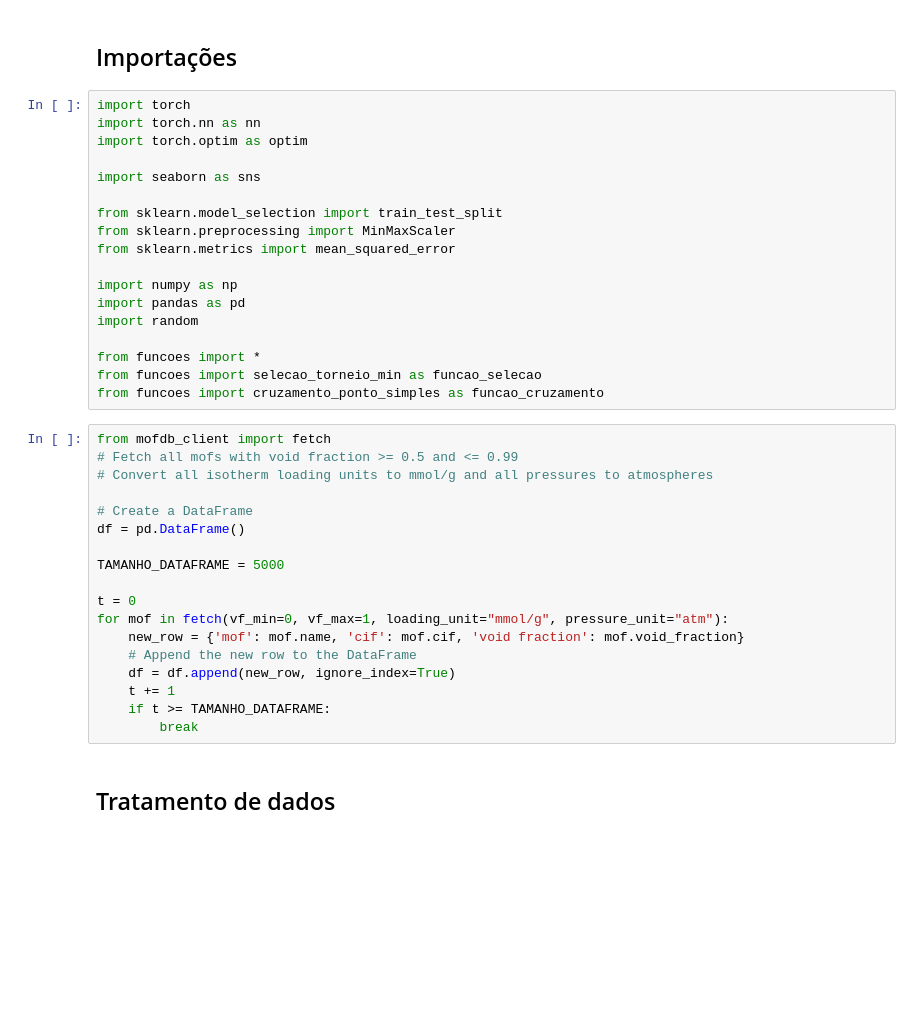
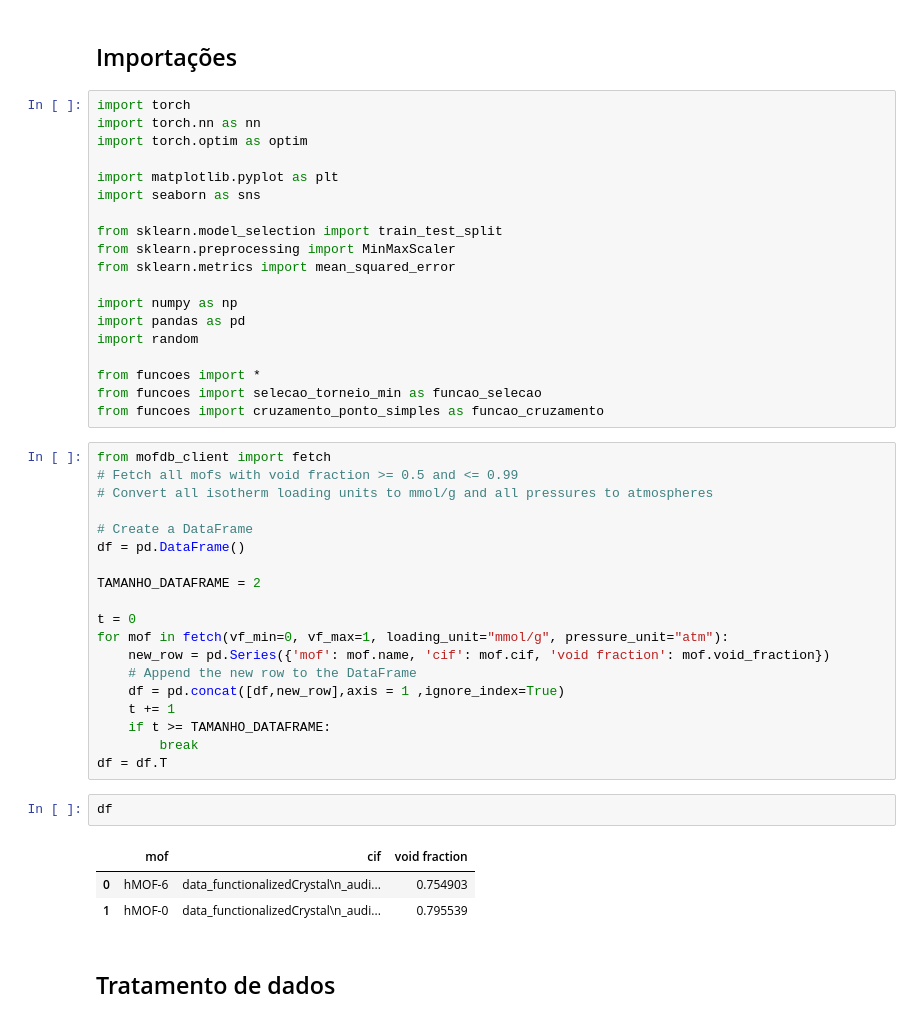
Before and after one commit to gabrielxvr/NN_and_MOFs_Ilum, a Jupyter notebook: MOFs.ipynb, the cells around one changed output. Saved outputs shown, nothing was run; the diff lists cells and outputs as text; blank space fills up the shorter version.

```diff
--- a/MOFs.ipynb
+++ b/MOFs.ipynb
@@ -5,6 +5,7 @@ import torch
 import torch.nn as nn
 import torch.optim as optim
 
+import matplotlib.pyplot as plt
 import seaborn as sns
 
 from sklearn.model_selection import train_test_split
@@ -26,16 +27,23 @@ from mofdb_client import fetch
 # Create a DataFrame
 df = pd.DataFrame()
 
-TAMANHO_DATAFRAME = 5000
+TAMANHO_DATAFRAME = 2
 
 t = 0
 for mof in fetch(vf_min=0, vf_max=1, loading_unit="mmol/g", pressure_unit="atm"):
-    new_row = {'mof': mof.name, 'cif': mof.cif, 'void fraction': mof.void_fraction}
+    new_row = pd.Series({'mof': mof.name, 'cif': mof.cif, 'void fraction': mof.void_fraction})
     # Append the new row to the DataFrame
-    df = df.append(new_row, ignore_index=True)
+    df = pd.concat([df,new_row],axis = 1 ,ignore_index=True)
     t += 1
     if t >= TAMANHO_DATAFRAME:
         break
+df = df.T
+# %%
+df
+# %% [output]
+|  | mof | cif | void fraction |
+| 0 | hMOF-6 | data_functionalizedCrystal\n_audi... | 0.754903 |
+| 1 | hMOF-0 | data_functionalizedCrystal\n_audi... | 0.795539 |
 # %% [markdown]
 ## Tratamento de dados
 # %%
```
Also changed, not shown: parts of 8 cells of this notebook, 3 other files.
